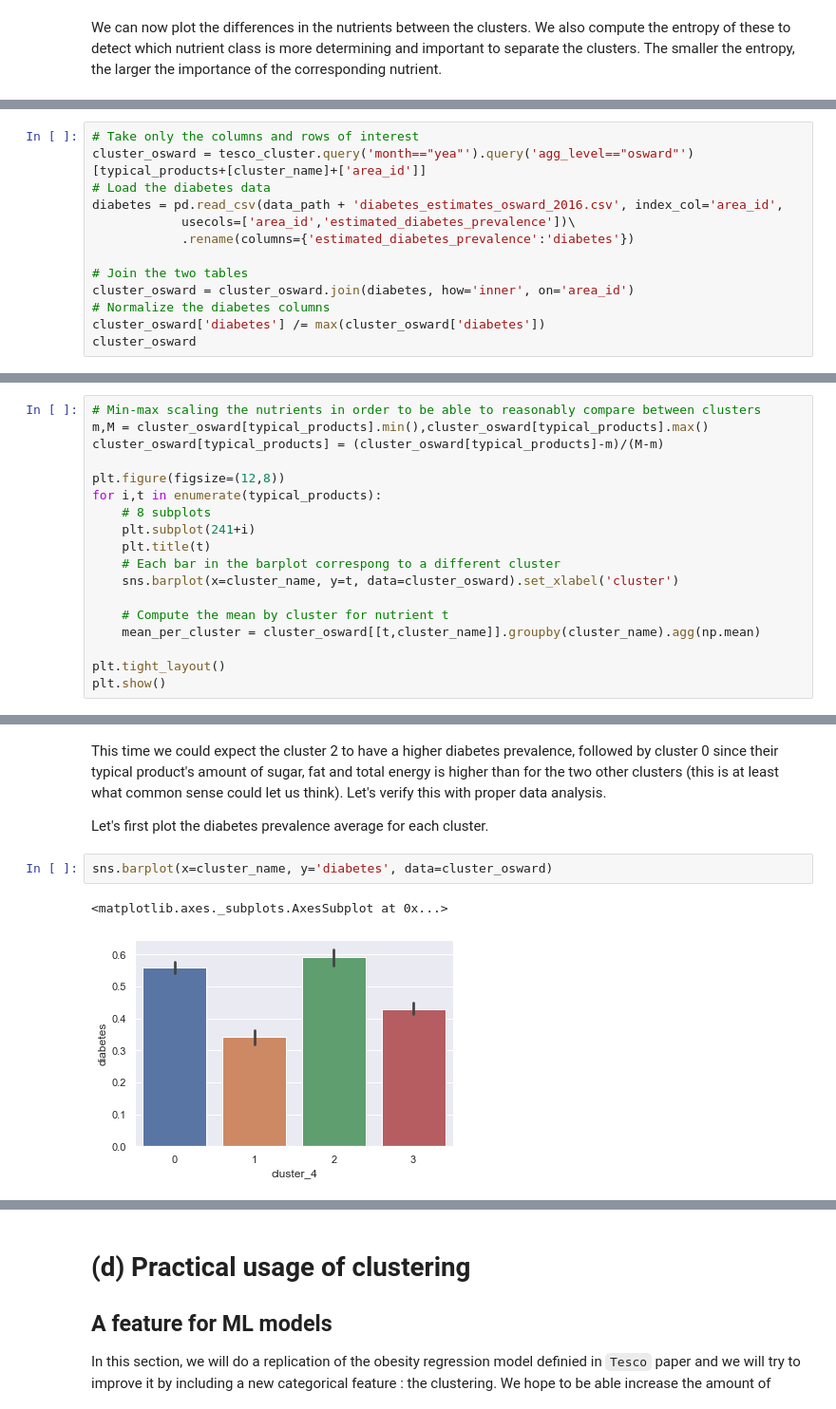
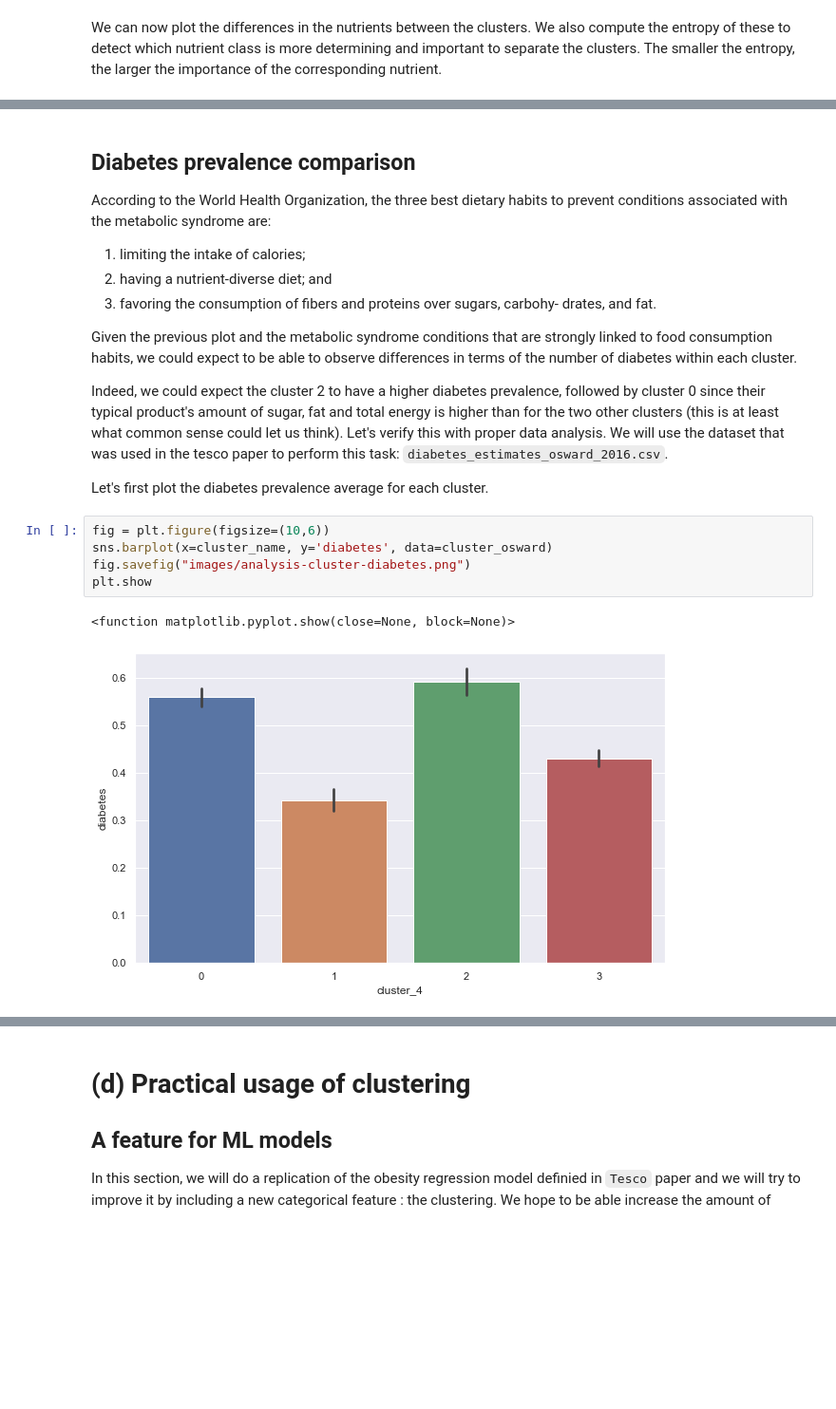
Before and after one commit to epfl-ada/ada-2020-project-milestone-p3-p3_pleutre, a Jupyter notebook: Merged.ipynb, the cells around one changed output, grey strips where cells are left out. Shown at 95% size. Drawn from its saved outputs; the diff is of its cells as text; blank space fills up the shorter version.

Commit message:
merge diabetes analysis

````diff
--- a/Merged.ipynb
+++ b/Merged.ipynb
@@ -902,13 +921,0 @@ Let's repeat the experience, but this time using the aggregation level of osward
-# %%
-# Take only the columns and rows of interest
-cluster_osward = tesco_cluster.query('month=="yea"').query('agg_level=="osward"')[typical_products+[cluster_name]+['area_id']]
-# Load the diabetes data
-diabetes = pd.read_csv(data_path + 'diabetes_estimates_osward_2016.csv', index_col='area_id',
-            usecols=['area_id','estimated_diabetes_prevalence'])\
-            .rename(columns={'estimated_diabetes_prevalence':'diabetes'})
-
-# Join the two tables
-cluster_osward = cluster_osward.join(diabetes, how='inner', on='area_id')
-# Normalize the diabetes columns
-cluster_osward['diabetes'] /= max(cluster_osward['diabetes'])
-cluster_osward
@@ -929,18 +921,0 @@ cluster_osward
-# %%
-# Min-max scaling the nutrients in order to be able to reasonably compare between clusters
-m,M = cluster_osward[typical_products].min(),cluster_osward[typical_products].max()
-cluster_osward[typical_products] = (cluster_osward[typical_products]-m)/(M-m)
-
-plt.figure(figsize=(12,8))
-for i,t in enumerate(typical_products):
-    # 8 subplots
-    plt.subplot(241+i)
-    plt.title(t)
-    # Each bar in the barplot correspong to a different cluster
-    sns.barplot(x=cluster_name, y=t, data=cluster_osward).set_xlabel('cluster')
-
-    # Compute the mean by cluster for nutrient t
-    mean_per_cluster = cluster_osward[[t,cluster_name]].groupby(cluster_name).agg(np.mean)
-
-plt.tight_layout()
-plt.show()
@@ -949,11 +922,23 @@ plt.show()
 # %% [markdown]
-This time we could expect the cluster 2 to have a higher diabetes prevalence, followed by cluster 0 since their typical product's amount of sugar, fat and total energy is higher than for the two other clusters (this is at least what common sense could let us think). Let's verify this with proper data analysis.
+## Diabetes prevalence comparison
+
+According to the World Health Organization, the three best dietary habits to prevent conditions associated with the metabolic syndrome are:
+ 1. limiting the intake of calories;
+ 2. having a nutrient-diverse diet; and
+ 3. favoring the consumption of fibers and proteins over sugars, carbohy- drates, and fat.
+
+Given the previous plot and the metabolic syndrome conditions that are strongly linked to food consumption habits, we could expect to be able to observe differences in terms of the number of diabetes within each cluster.
+
+Indeed, we could expect the cluster 2 to have a higher diabetes prevalence, followed by cluster 0 since their typical product's amount of sugar, fat and total energy is higher than for the two other clusters (this is at least what common sense could let us think). Let's verify this with proper data analysis. We will use the dataset that was used in the tesco paper to perform this task: ```diabetes_estimates_osward_2016.csv```.
 
 Let's first plot the diabetes prevalence average for each cluster.
 # %%
+fig = plt.figure(figsize=(10,6))
 sns.barplot(x=cluster_name, y='diabetes', data=cluster_osward)
+fig.savefig("images/analysis-cluster-diabetes.png")
+plt.show
 # %% [output]
-<matplotlib.axes._subplots.AxesSubplot at 0x...>
+<function matplotlib.pyplot.show(close=None, block=None)>
-[figure, old version]
+[figure, new version]
 # %% [markdown]
 It looks pretty clear on the plot that our intuition was good : there is a clear difference between clusters. Even though the errors bars between cluster 0 and cluster 2 seem to overlap, both are significantly higher than the two other clusters.
````
Also changed, not shown: parts of 28 cells of this notebook, 11 other files.
